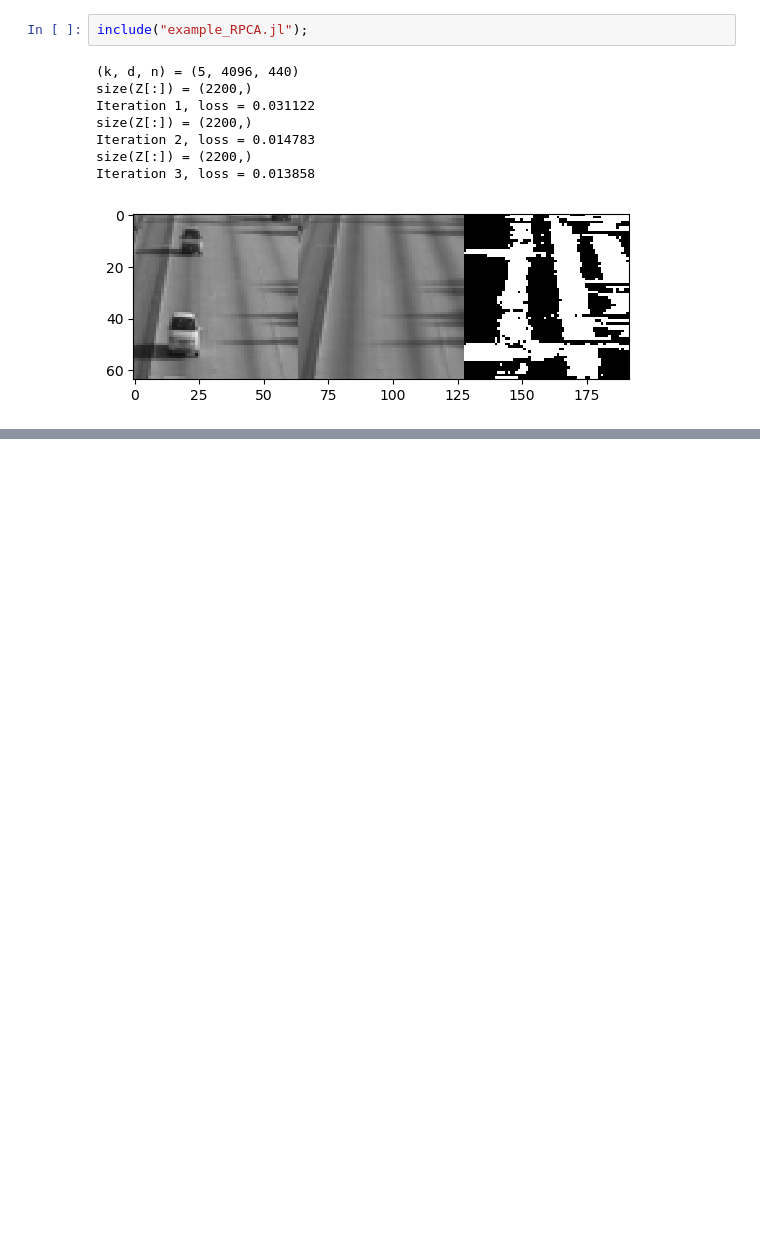
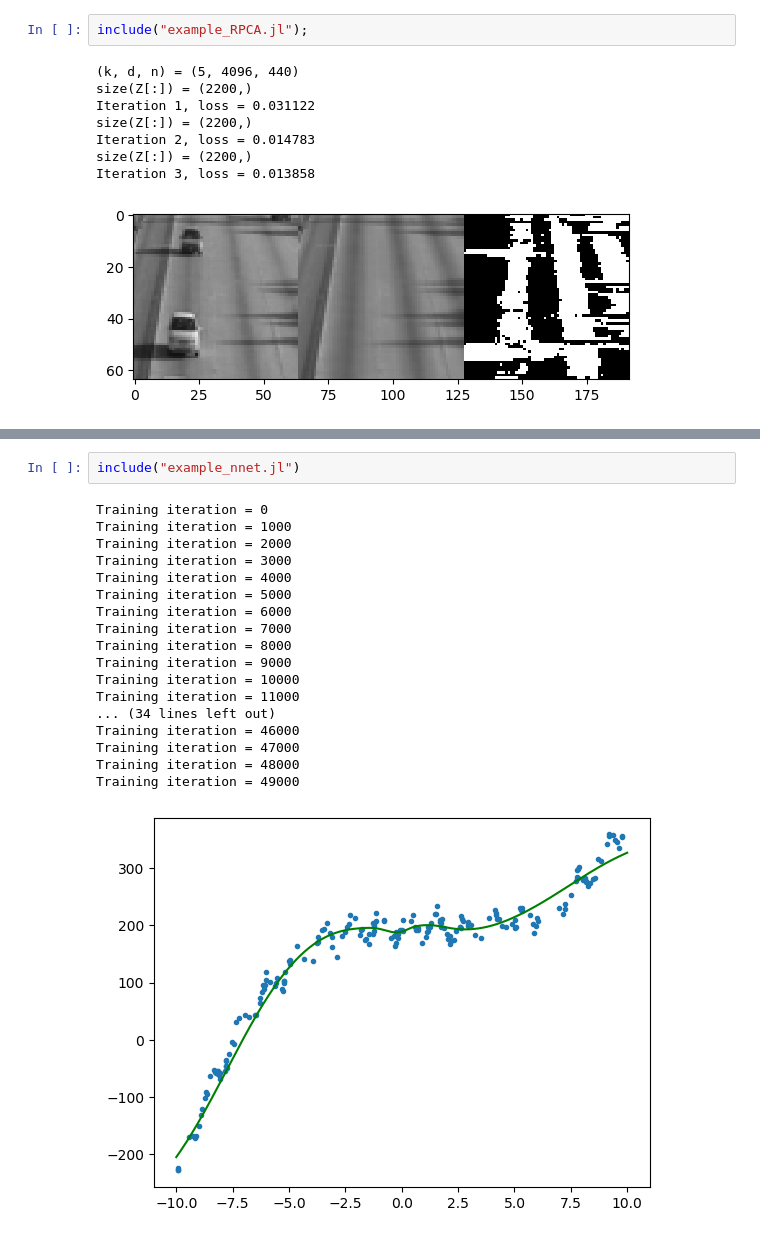
Before and after one commit to ZijiaZhang/CPSC340Assignments, a Jupyter notebook: A6/a6 (1)/a6/Untitled.ipynb, the cells around one changed output, grey strips where cells are left out. Cells and saved outputs as stored; diff of their text form; blank space fills up the shorter version.

```diff
--- a/A6/a6 (1)/a6/Untitled.ipynb
+++ b/A6/a6 (1)/a6/Untitled.ipynb
@@ -11,0 +51,21 @@ Iteration 3, loss = 0.013858
+# %%
+include("example_nnet.jl")
+# %% [output]
+Training iteration = 0
+Training iteration = 1000
+Training iteration = 2000
+Training iteration = 3000
+Training iteration = 4000
+Training iteration = 5000
+Training iteration = 6000
+Training iteration = 7000
+Training iteration = 8000
+Training iteration = 9000
+Training iteration = 10000
+Training iteration = 11000
+... (34 lines left out)
+Training iteration = 46000
+Training iteration = 47000
+Training iteration = 48000
+Training iteration = 49000
+[figure, added]
```
Also changed, not shown: parts of 3 cells of this notebook, 13 other files.
